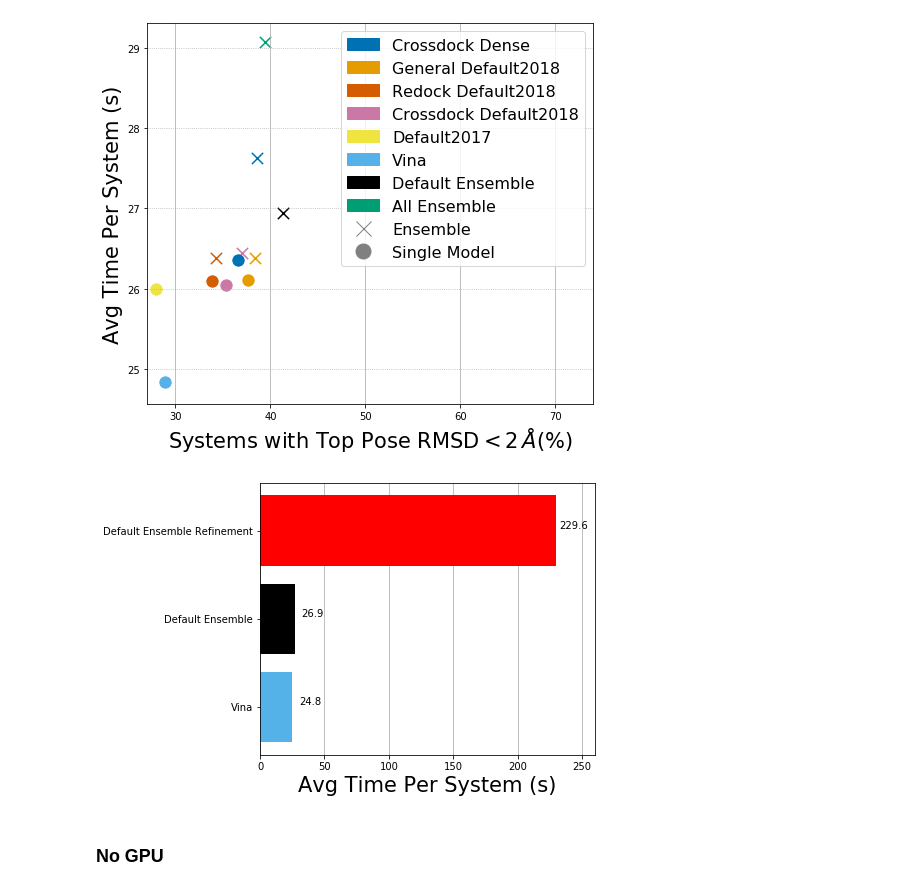
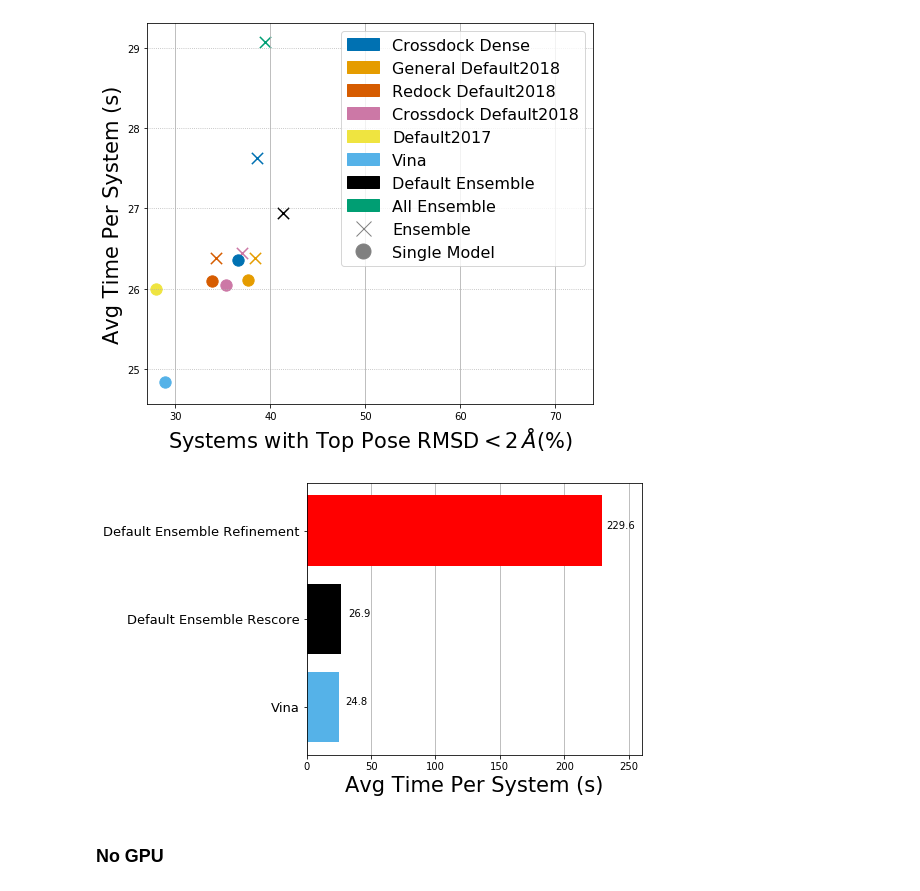
Before and after one commit to dkoes/GNINA-1.0, a Jupyter notebook: MakeFinalGraphs.ipynb, the cells around one changed output. Cells and saved outputs as stored; diff of their text form; code cells hidden in the pictures.

Commit message:
fixed refinement comparison graphs

```diff
--- a/MakeFinalGraphs.ipynb
+++ b/MakeFinalGraphs.ipynb
@@ -723,20 +723,20 @@ def autolabel_horizontal(rects):
 # %%
 comparisons = ['Vina','Default Ensemble','Default Ensemble Refine']
 hbarinfo = plot_df_b.set_index('model').loc[comparisons]
-names = ['Vina','Default Ensemble','Default Ensemble Refinement']
+names = ['Vina','Default Ensemble Rescore','Default Ensemble Refinement']
 ypos = np.arange(len(comparisons))
 ax = plt.figure(figsize=[6,5]).gca()
 bars = ax.barh(ypos,hbarinfo['mean'],color=[color_dict['Vina'],'k','r'])
 autolabel_horizontal(bars)
 ax.set_yticks(ypos)
-ax.set_yticklabels(names)
+ax.set_yticklabels(names,fontsize=13)
 plt.grid(axis='x',zorder=4)
 ax.set_axisbelow(True)
 ax.set_xlabel('Avg Time Per System (s)',fontsize=fontsize+1)
 ax.set_xlim(0,260)
 plt.savefig(f'/home/anm329/GNINA-1.0/figures/other/refine_timing_comparison.pdf',dpi=300)
 # %% [output]
-[figure, old version]
+[figure, new version]
 # %% [markdown]
 ### No GPU
 # %%
```
Also changed, not shown: 1 other file.
